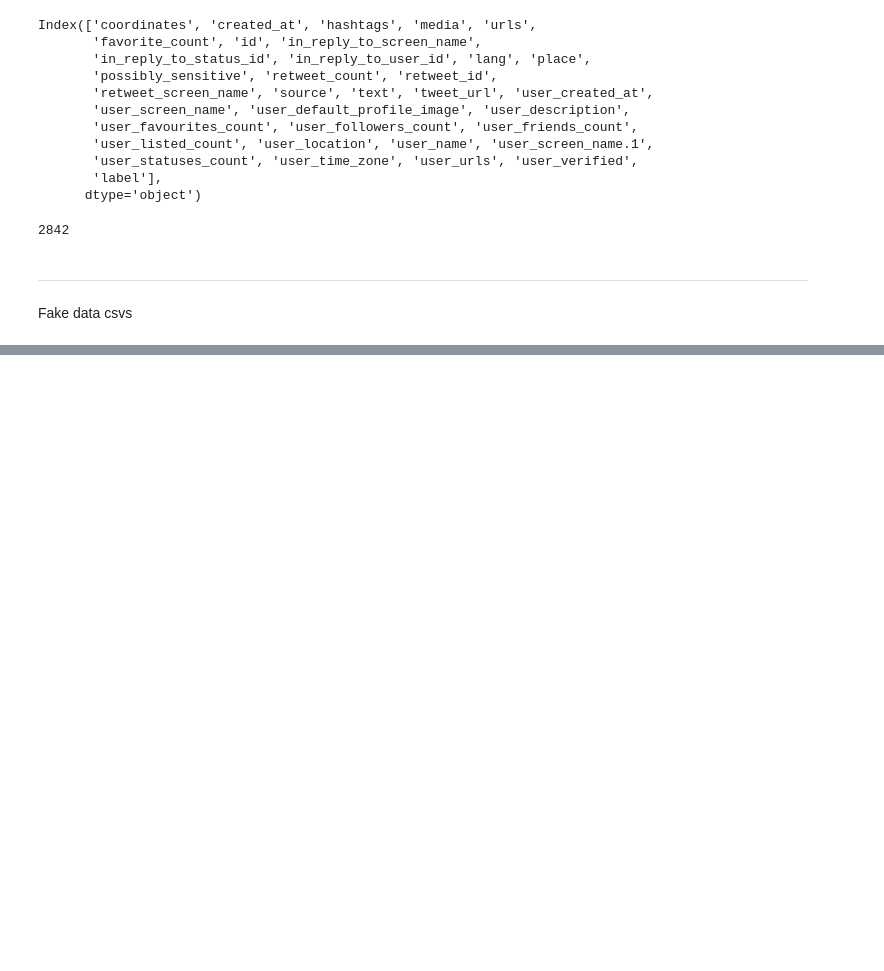
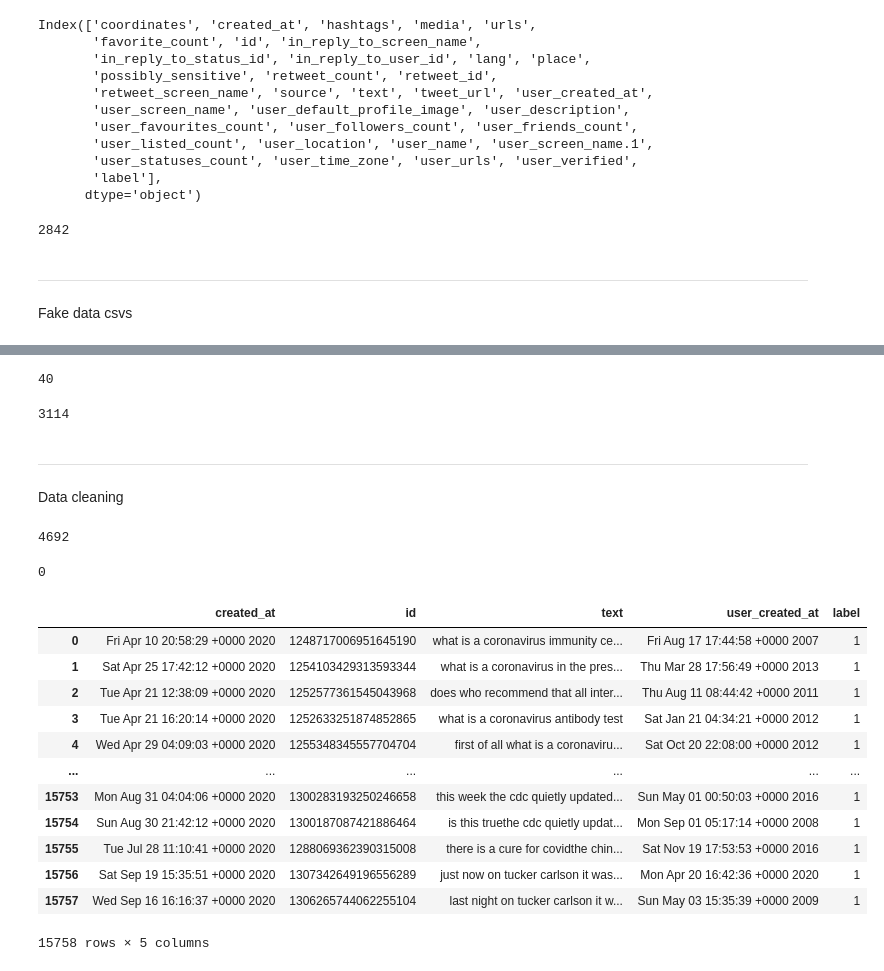
Before and after one commit to lodi-m/Misinformation-Prone-Communities, a Jupyter notebook: coaid_data_combination.ipynb, the cells around one changed output, grey strips where cells are left out. Drawn from its saved outputs; the diff is of its cells as text; code cells hidden in the pictures; blank space fills up the shorter version.

```diff
--- a/coaid_data_combination.ipynb
+++ b/coaid_data_combination.ipynb
@@ -94,0 +144,8 @@ fake_data['label'] = 0
+# %%
+fake_tweets.duplicated().sum()
+# %% [output]
+40
+# %%
+fake_news.duplicated().sum()
+# %% [output]
+3114
@@ -94,0 +158,34 @@ fake_data['label'] = 0
+# %% [markdown]
+---
+Data cleaning
+# %%
+real_data = pd.read_csv("/content/real_coaid_comb.csv")
+fake_tweets = pd.read_csv("/content/fake_tweets_coaid_comb")
+fake_news = pd.read_csv("/content/fake_news_coaid_comb")
+# %%
+real_data['text'] = real_data['text'].str.lower().str.replace('rt|@[^\s]+|[^A-Za-z ]', '', regex=True)
+real_data['text'] = real_data['text'].str.lower().str.replace('http\S+', '', regex=True)
+real_data['text'].duplicated().sum()
+# %% [output]
+4692
+# %%
+real_data = real_data.drop_duplicates(subset=['text'])
+real_data['text'].duplicated().sum()
+# %% [output]
+0
+# %%
+real_data.reset_index(drop=True)
+# %% [output]
+|  | created_at | id | text | user_created_at | label |
+| 0 | Fri Apr 10 20:58:29 +0000 2020 | 1248717006951645190 | what is a coronavirus immunity ce... | Fri Aug 17 17:44:58 +0000 2007 | 1 |
+| 1 | Sat Apr 25 17:42:12 +0000 2020 | 1254103429313593344 | what is a coronavirus in the pres... | Thu Mar 28 17:56:49 +0000 2013 | 1 |
+| 2 | Tue Apr 21 12:38:09 +0000 2020 | 1252577361545043968 | does who recommend that all inter... | Thu Aug 11 08:44:42 +0000 2011 | 1 |
+| 3 | Tue Apr 21 16:20:14 +0000 2020 | 1252633251874852865 | what is a coronavirus antibody test | Sat Jan 21 04:34:21 +0000 2012 | 1 |
+| 4 | Wed Apr 29 04:09:03 +0000 2020 | 1255348345557704704 | first of all what is a coronaviru... | Sat Oct 20 22:08:00 +0000 2012 | 1 |
+| ... | ... | ... | ... | ... | ... |
+| 15753 | Mon Aug 31 04:04:06 +0000 2020 | 1300283193250246658 | this week the cdc quietly updated... | Sun May 01 00:50:03 +0000 2016 | 1 |
+| 15754 | Sun Aug 30 21:42:12 +0000 2020 | 1300187087421886464 | is this truethe cdc quietly updat... | Mon Sep 01 05:17:14 +0000 2008 | 1 |
+| 15755 | Tue Jul 28 11:10:41 +0000 2020 | 1288069362390315008 | there is a cure for covidthe chin... | Sat Nov 19 17:53:53 +0000 2016 | 1 |
+| 15756 | Sat Sep 19 15:35:51 +0000 2020 | 1307342649196556289 | just now on tucker carlson it was... | Mon Apr 20 16:42:36 +0000 2020 | 1 |
+| 15757 | Wed Sep 16 16:16:37 +0000 2020 | 1306265744062255104 | last night on tucker carlson it w... | Sun May 03 15:35:39 +0000 2009 | 1 |
+15758 rows × 5 columns
```
Also changed, not shown: parts of 25 cells of this notebook.
